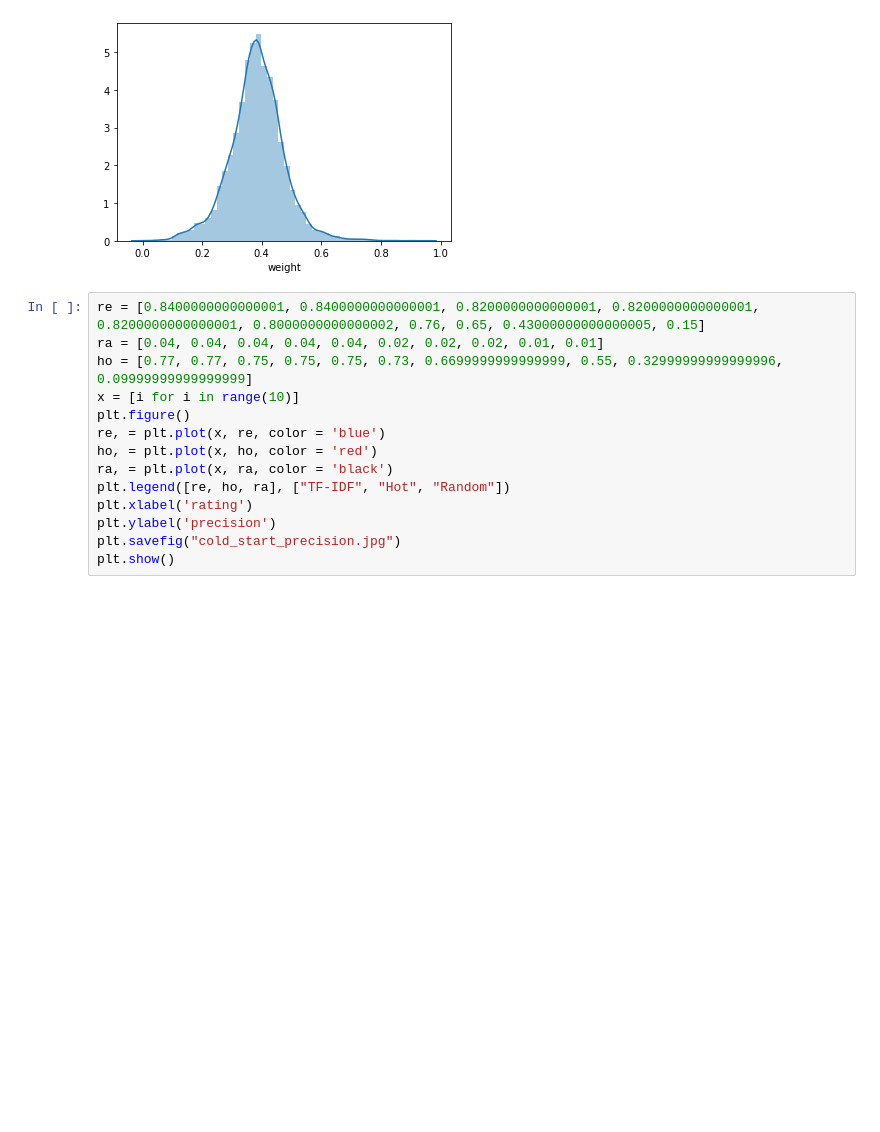
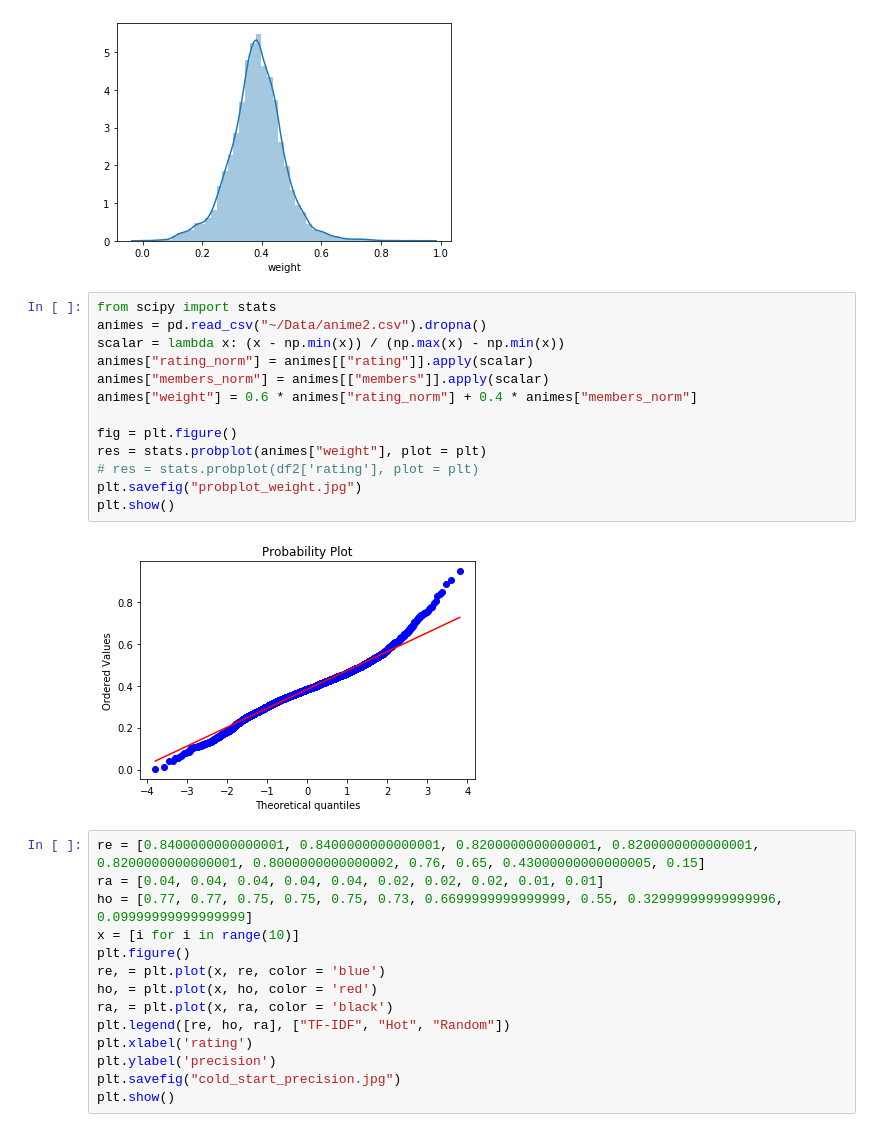
Before and after one commit to DruryXu/SCUthesis, a Jupyter notebook: data_analysis/data_analysis.ipynb, the cells around one changed output. Saved outputs shown, nothing was run; the diff lists cells and outputs as text; blank space fills up the shorter version.

```diff
--- a/data_analysis/data_analysis.ipynb
+++ b/data_analysis/data_analysis.ipynb
@@ -120,6 +120,21 @@ plt.savefig("weight_distribution.jpg")
 plt.show()
 # %% [output]
 [figure]
+# %%
+from scipy import stats
+animes = pd.read_csv("~/Data/anime2.csv").dropna()
+scalar = lambda x: (x - np.min(x)) / (np.max(x) - np.min(x))
+animes["rating_norm"] = animes[["rating"]].apply(scalar)
+animes["members_norm"] = animes[["members"]].apply(scalar)
+animes["weight"] = 0.6 * animes["rating_norm"] + 0.4 * animes["members_norm"]
+
+fig = plt.figure()
+res = stats.probplot(animes["weight"], plot = plt)
+# res = stats.probplot(df2['rating'], plot = plt)
+plt.savefig("probplot_weight.jpg")
+plt.show()
+# %% [output]
+[figure, added]
 # %%
 re = [0.8400000000000001, 0.8400000000000001, 0.8200000000000001, 0.8200000000000001, 0.8200000000000001, 0.8000000000000002, 0.76, 0.65, 0.43000000000000005, 0.15]
 ra = [0.04, 0.04, 0.04, 0.04, 0.04, 0.02, 0.02, 0.02, 0.01, 0.01]
```
Also changed, not shown: 10 other files.
